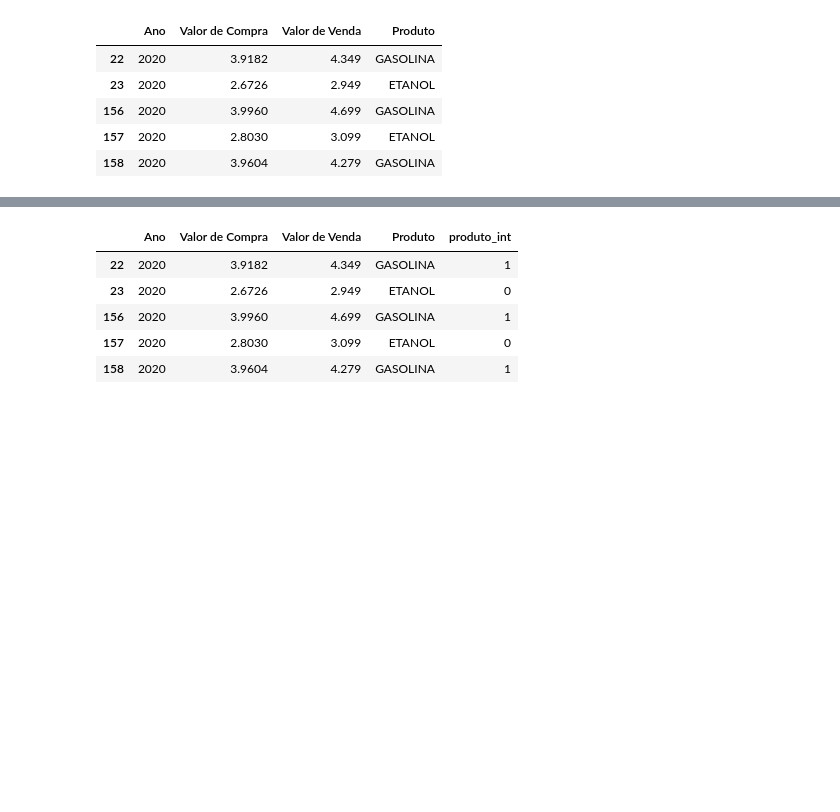
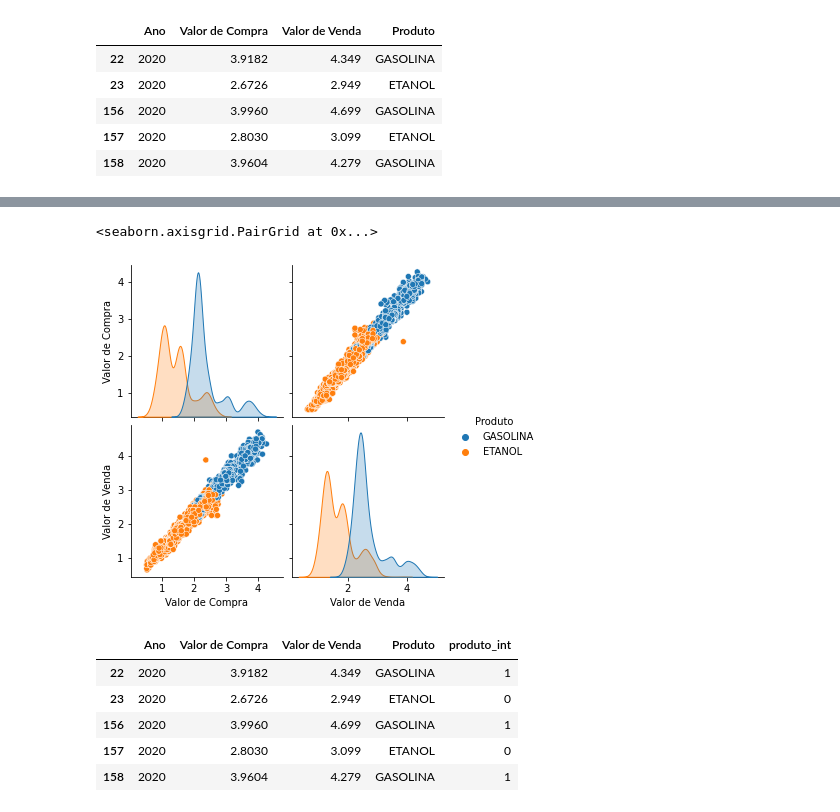
Before and after one commit to rhenandias/TE2D6, a Jupyter notebook: Trabalho/Trabalho - KNN - Gasolina, Etanol - Guarulhos.ipynb, the cells around one changed output, grey strips where cells are left out. Cells and saved outputs as stored; diff of their text form; code cells hidden in the pictures; blank space fills up the shorter version.

```diff
--- a/Trabalho/Trabalho - KNN - Gasolina, Etanol - Guarulhos.ipynb
+++ b/Trabalho/Trabalho - KNN - Gasolina, Etanol - Guarulhos.ipynb
@@ -72,3 +72,10 @@ sns.pairplot(df, hue='Produto')
+# %%
+df_knn = df[["Valor de Compra", "Valor de Venda", "Produto"]]
+
+sns.pairplot(df_knn, hue='Produto')
+# %% [output]
+<seaborn.axisgrid.PairGrid at 0x...>
+[figure, added]
 # %%
 df['produto_int'] = pd.Categorical(df['Produto']).codes
 # %%
```
Also changed, not shown: parts of 2 cells of this notebook, 1 other file.
